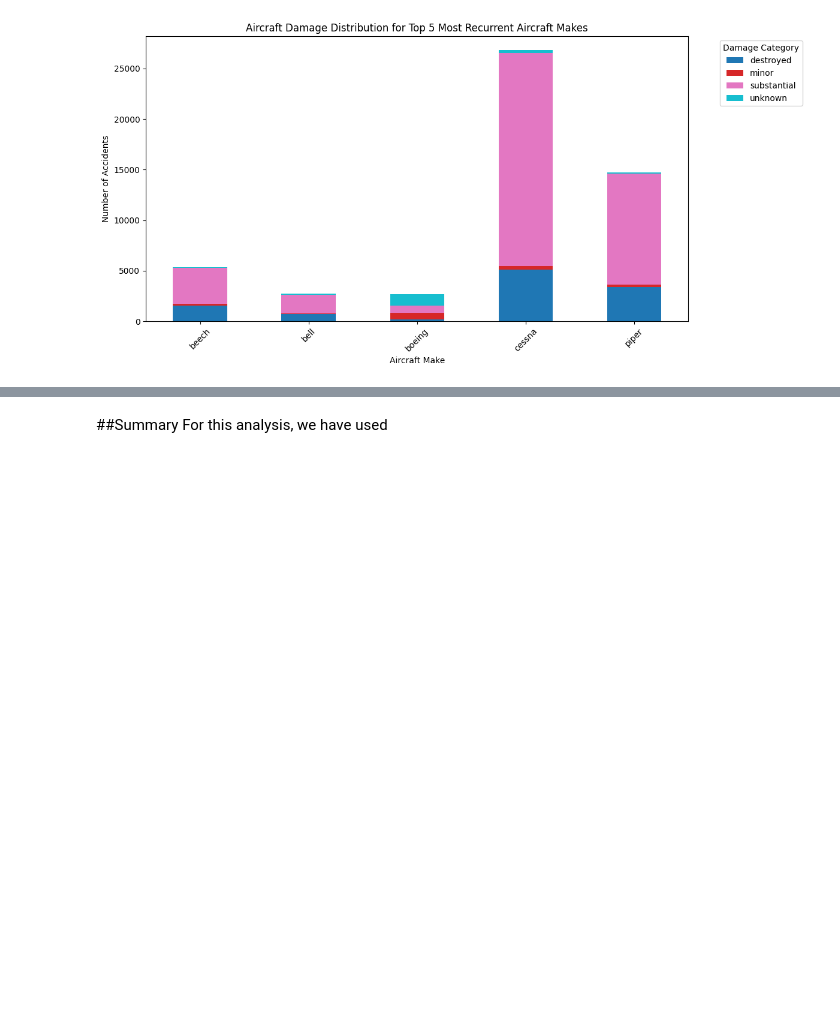
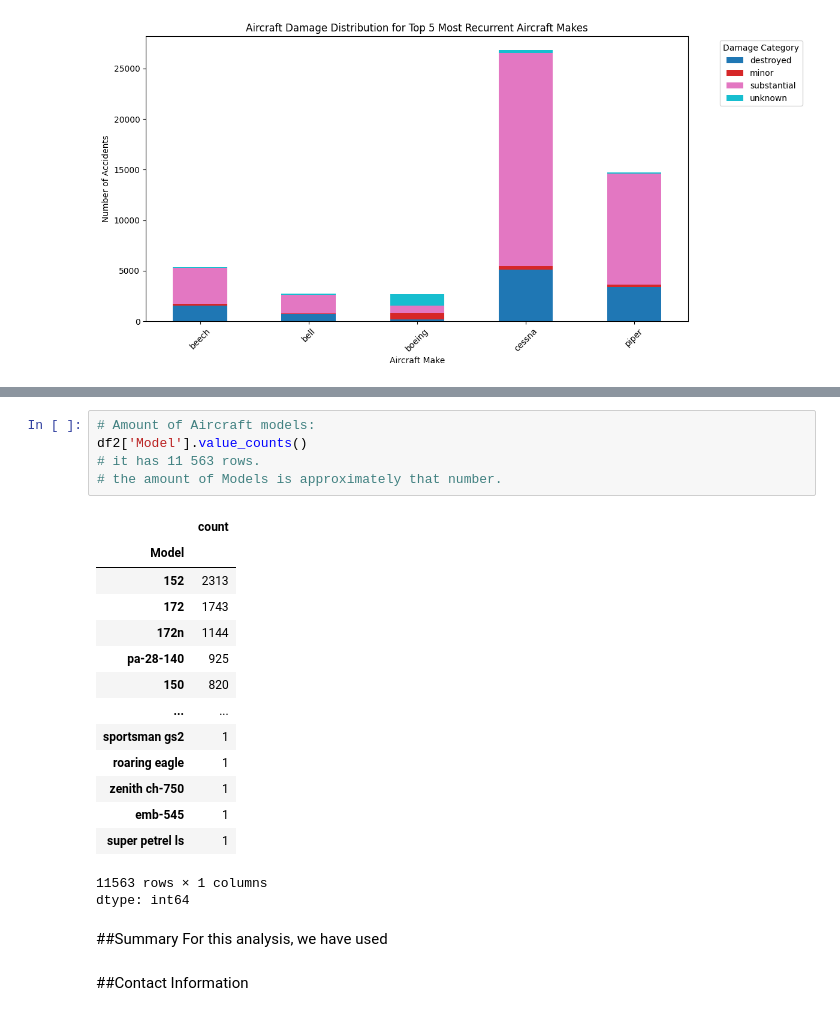
Before and after one commit to Haender-Michael/Haender_practice, a Jupyter notebook: Copie_de_Copie_de_Untitled1.ipynb, the cells around one changed output, grey strips where cells are left out. Saved outputs shown, nothing was run; the diff lists cells and outputs as text; blank space fills up the shorter version.

```diff
--- a/Copie_de_Copie_de_Untitled1.ipynb
+++ b/Copie_de_Copie_de_Untitled1.ipynb
@@ -540,3 +529,26 @@ Even though the previous plot indicated that Cessna has sustained the most accid
+# %%
+# Amount of Aircraft models:
+df2['Model'].value_counts()
+# it has 11 563 rows.
+# the amount of Models is approximately that number.
+# %% [output]
+|  | count |
+| Model |  |
+| 152 | 2313 |
+| 172 | 1743 |
+| 172n | 1144 |
+| pa-28-140 | 925 |
+| 150 | 820 |
+| ... | ... |
+| sportsman gs2 | 1 |
+| roaring eagle | 1 |
+| zenith ch-750 | 1 |
+| emb-545 | 1 |
+| super petrel ls | 1 |
+11563 rows × 1 columns
+dtype: int64
 # %% [markdown]
 ##Summary
 For this analysis, we have used
+# %% [markdown]
+##Contact Information
```
Also changed, not shown: parts of 27 cells of this notebook.
